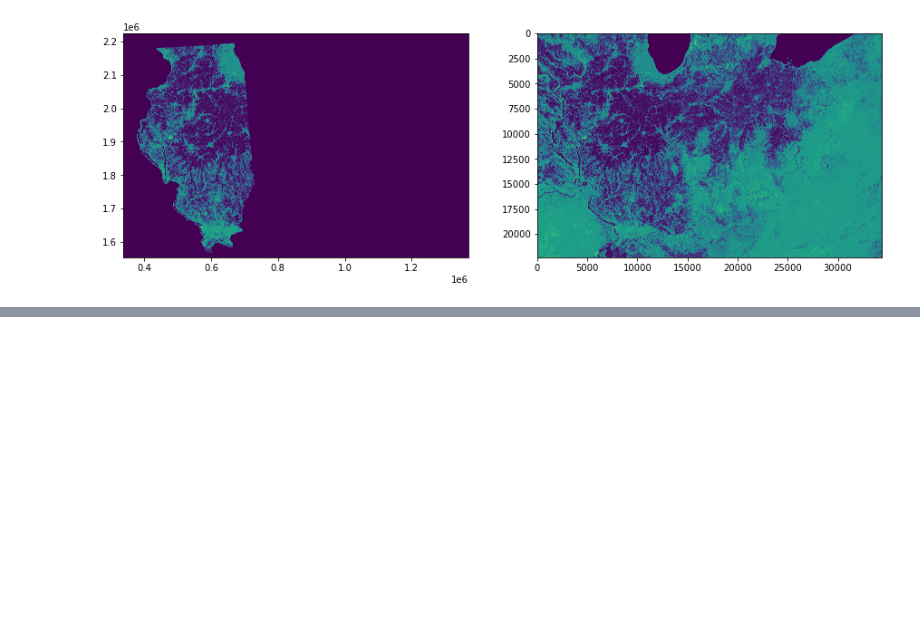
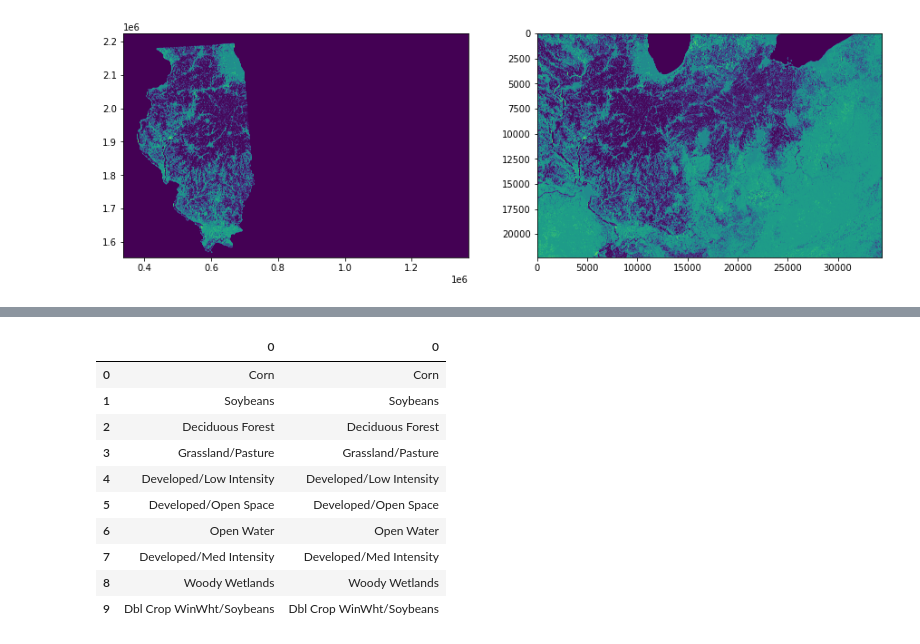
Before and after one commit to iw2/test, a Jupyter notebook: HW2_Werries.ipynb, the cells around one changed output, grey strips where cells are left out. Drawn from its saved outputs; the diff is of its cells as text; code cells hidden in the pictures; blank space fills up the shorter version.

```diff
--- a/HW2_Werries.ipynb
+++ b/HW2_Werries.ipynb
@@ -124,3 +113,10 @@ plt.imshow(d17.read(1))
 # %% [output]
 <matplotlib.image.AxesImage at 0x...>
 [figure]
+# %%
+d16_array = IL_raster.read(1)
+pixels16 = pd.Series(d16_array.flatten())
+pixels16 = pixels16[pixels16!=0]
+d17_array = IL_raster2.read(1)
+pixels17 = pd.Series(d17_array.flatten())
+pixels17 = pixels17[pixels17!=0]
@@ -126,0 +173,18 @@ plt.imshow(d17.read(1))
+# %%
+pixel_ixs17 = pd.Series(pix_counts17.index).astype(str)
+ixs17 = pixel_ixs17.replace(LU).head(10)
+df17 = pd.DataFrame(ixs17)
+frames = [df16,df17]
+df = pd.concat(frames,axis=1)
+# %% [output]
+|  | 0 | 0 |
+| 0 | Corn | Corn |
+| 1 | Soybeans | Soybeans |
+| 2 | Deciduous Forest | Deciduous Forest |
+| 3 | Grassland/Pasture | Grassland/Pasture |
+| 4 | Developed/Low Intensity | Developed/Low Intensity |
+| 5 | Developed/Open Space | Developed/Open Space |
+| 6 | Open Water | Open Water |
+| 7 | Developed/Med Intensity | Developed/Med Intensity |
+| 8 | Woody Wetlands | Woody Wetlands |
+| 9 | Dbl Crop WinWht/Soybeans | Dbl Crop WinWht/Soybeans |
```
Also changed, not shown: parts of 13 cells of this notebook, 2 other files.
